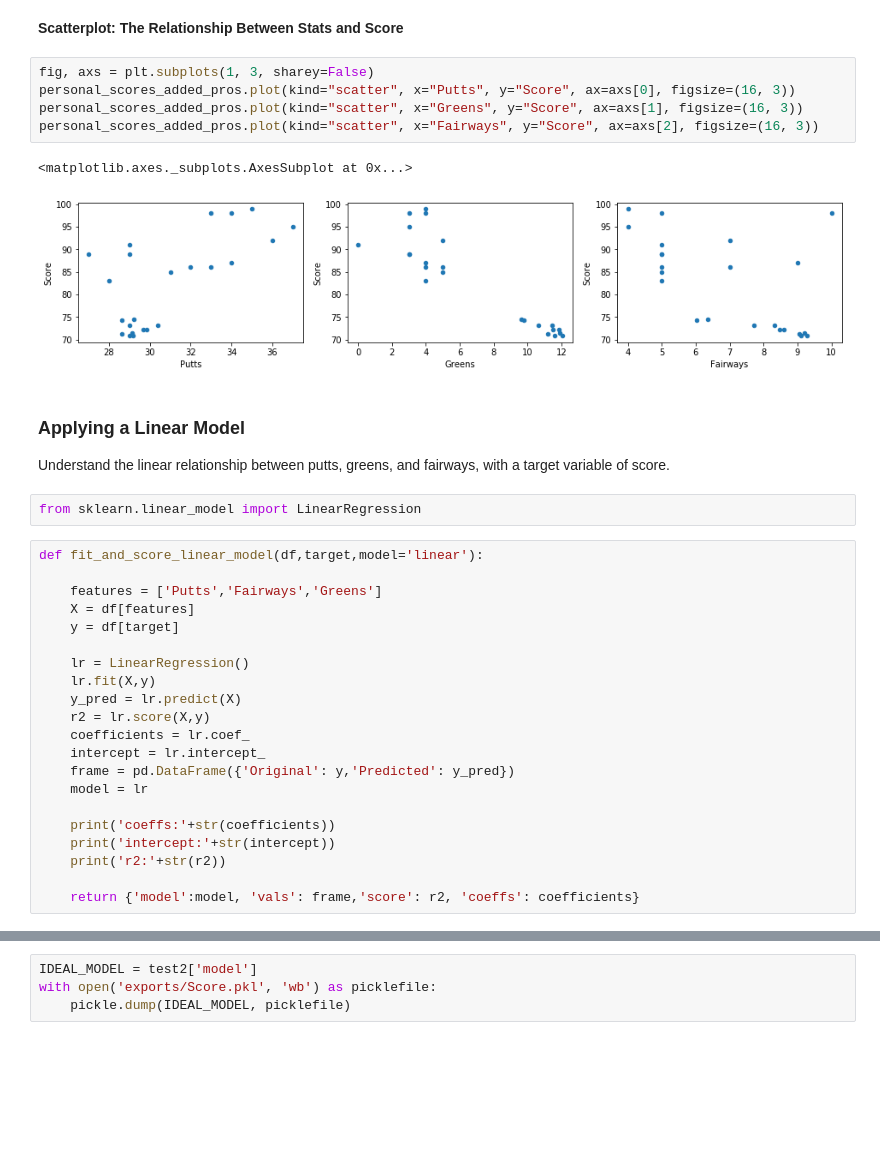
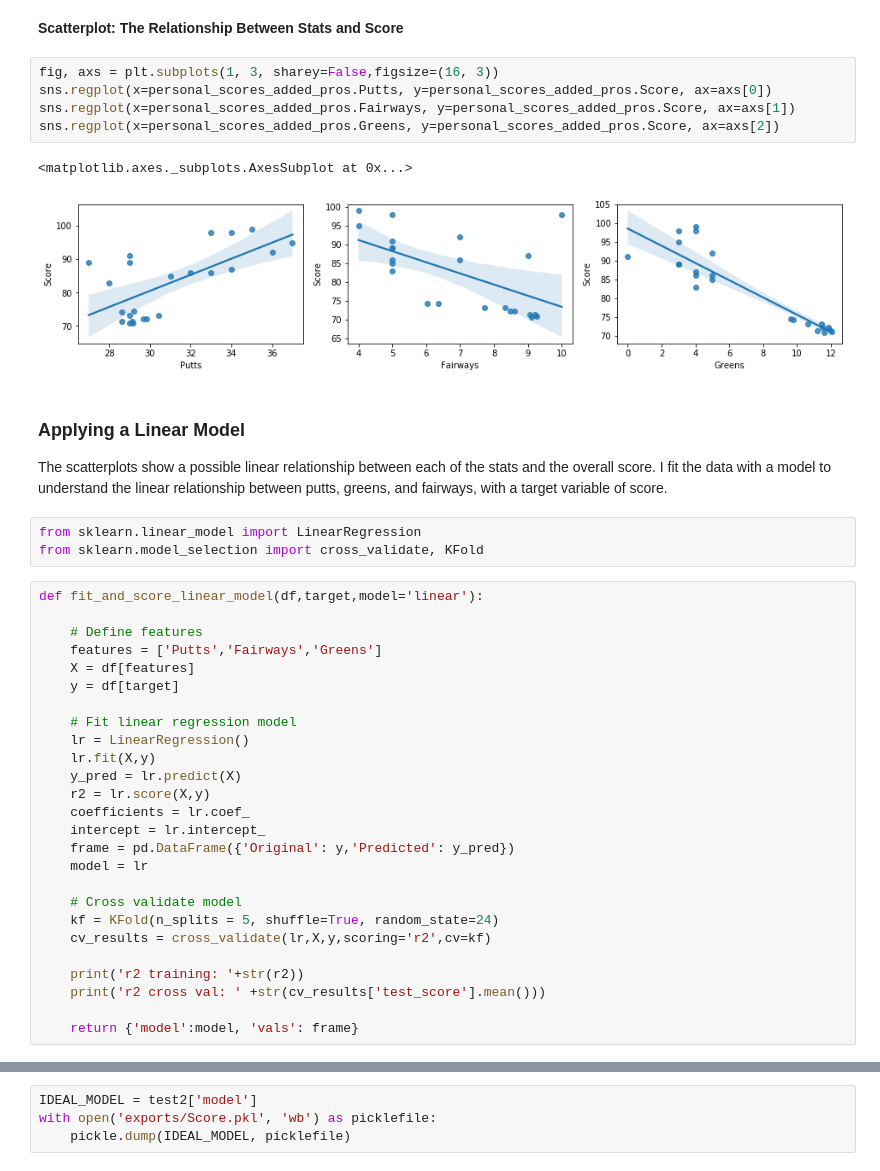
Before and after one commit to mvrahas/predict-golf-score, a Jupyter notebook: Golf-Game-Improvement-Model.ipynb, the cells around one changed output, grey strips where cells are left out. Cells and saved outputs as stored; diff of their text form; blank space fills up the shorter version.

```diff
--- a/Golf-Game-Improvement-Model.ipynb
+++ b/Golf-Game-Improvement-Model.ipynb
@@ -130,26 +124,29 @@ personal_scores_added_pros = pd.concat([personal_scores,new])
 # %% [markdown]
 **Scatterplot: The Relationship Between Stats and Score**
 # %%
-fig, axs = plt.subplots(1, 3, sharey=False)
-personal_scores_added_pros.plot(kind="scatter", x="Putts", y="Score", ax=axs[0], figsize=(16, 3))
-personal_scores_added_pros.plot(kind="scatter", x="Greens", y="Score", ax=axs[1], figsize=(16, 3))
-personal_scores_added_pros.plot(kind="scatter", x="Fairways", y="Score", ax=axs[2], figsize=(16, 3))
+fig, axs = plt.subplots(1, 3, sharey=False,figsize=(16, 3))
+sns.regplot(x=personal_scores_added_pros.Putts, y=personal_scores_added_pros.Score, ax=axs[0])
+sns.regplot(x=personal_scores_added_pros.Fairways, y=personal_scores_added_pros.Score, ax=axs[1])
+sns.regplot(x=personal_scores_added_pros.Greens, y=personal_scores_added_pros.Score, ax=axs[2])
 # %% [output]
 <matplotlib.axes._subplots.AxesSubplot at 0x...>
-[figure, old version]
+[figure, new version]
 # %% [markdown]
 ### Applying a Linear Model
 
-Understand the linear relationship between putts, greens, and fairways, with a target variable of score.
+The scatterplots show a possible linear relationship between each of the stats and the overall score. I fit the data with a model to understand the linear relationship between putts, greens, and fairways, with a target variable of score.
 # %%
 from sklearn.linear_model import LinearRegression
+from sklearn.model_selection import cross_validate, KFold
 # %%
 def fit_and_score_linear_model(df,target,model='linear'):
 
+    # Define features
     features = ['Putts','Fairways','Greens']
     X = df[features]
     y = df[target]
 
+    # Fit linear regression model
     lr = LinearRegression()
     lr.fit(X,y)
     y_pred = lr.predict(X)
@@ -159,11 +156,14 @@ def fit_and_score_linear_model(df,target,model='linear'):
     frame = pd.DataFrame({'Original': y,'Predicted': y_pred})
     model = lr
 
-    print('coeffs:'+str(coefficients))
-    print('intercept:'+str(intercept))
-    print('r2:'+str(r2))
+    # Cross validate model
+    kf = KFold(n_splits = 5, shuffle=True, random_state=24)
+    cv_results = cross_validate(lr,X,y,scoring='r2',cv=kf)
 
-    return {'model':model, 'vals': frame,'score': r2, 'coeffs': coefficients}
+    print('r2 training: '+str(r2))
+    print('r2 cross val: ' +str(cv_results['test_score'].mean()))
+
+    return {'model':model, 'vals': frame}
 # %%
 test1 = fit_and_score_linear_model(personal_scores,'Score','linear')
 # %% [output]
```
Also changed, not shown: parts of 20 cells of this notebook, 4 other files.
